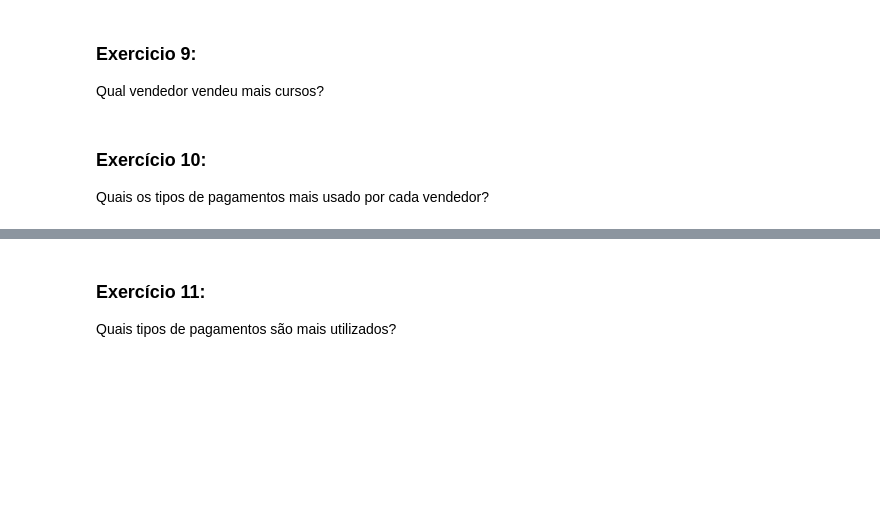
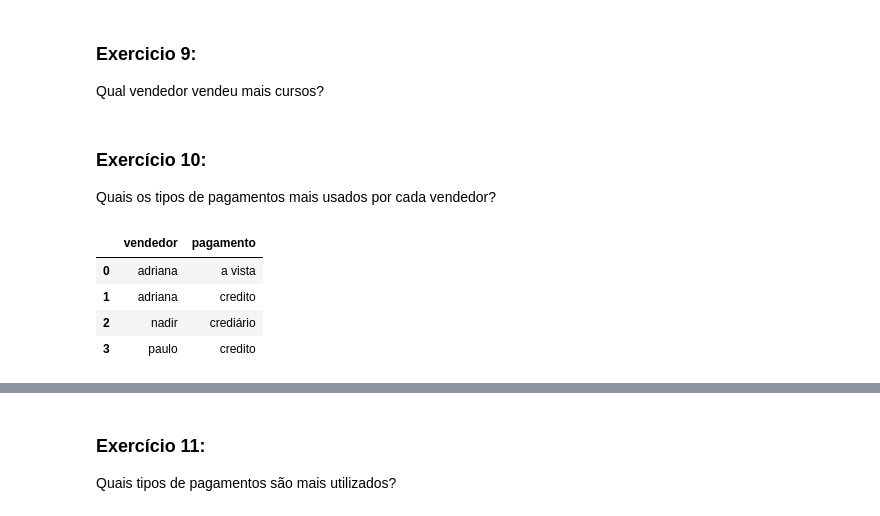
Before and after one commit to carolinarutililima/ADA_Santander, a Jupyter notebook: Banco de Dados I/aula_6 final.ipynb, the cells around one changed output, grey strips where cells are left out. Cells and saved outputs as stored; diff of their text form; code cells hidden in the pictures; blank space fills up the shorter version.

```diff
--- a/Banco de Dados I/aula_6 final.ipynb
+++ b/Banco de Dados I/aula_6 final.ipynb
@@ -396,4 +396,41 @@ Qual vendedor vendeu mais cursos?
 # %% [markdown]
 ### Exercício 10:
 
-Quais os tipos de pagamentos mais usado por cada vendedor?
+Quais os tipos de pagamentos mais usados por cada vendedor?
+# %%
+query = """
+WITH contagem_pagamentos AS (
+SELECT v.id_vendedor,
+    vendedor,
+    pagamento,
+    COUNT(pagamento)
+FROM ada.transacoes AS t
+LEFT JOIN ada.vendedores AS v
+    ON t.id_vendedor = v.id_vendedor
+LEFT JOIN ada.pagamentos AS p
+    ON t.id_pagamento = p.id_pagamento
+GROUP BY v.id_vendedor,vendedor, pagamento
+ORDER BY vendedor, count DESC),
+
+maior_valor_pgto AS (
+SELECT id_vendedor, vendedor,
+    MAX(count) as mcount
+FROM contagem_pagamentos
+GROUP BY id_vendedor, vendedor)
+
+SELECT c.vendedor, c.pagamento
+FROM maior_valor_pgto AS m
+LEFT JOIN contagem_pagamentos AS c
+ ON m.id_vendedor = c.id_vendedor AND m.mcount = c.count
+
+-- SELECT * from maior_valor_pgto;
+"""
+
+df = pd.read_sql_query(query, con = engine)
+df
+# %% [output]
+|  | vendedor | pagamento |
+| 0 | adriana | a vista |
+| 1 | adriana | credito |
+| 2 | nadir | crediário |
+| 3 | paulo | credito |
```
Also changed, not shown: parts of 5 cells of this notebook, 2 other files.
